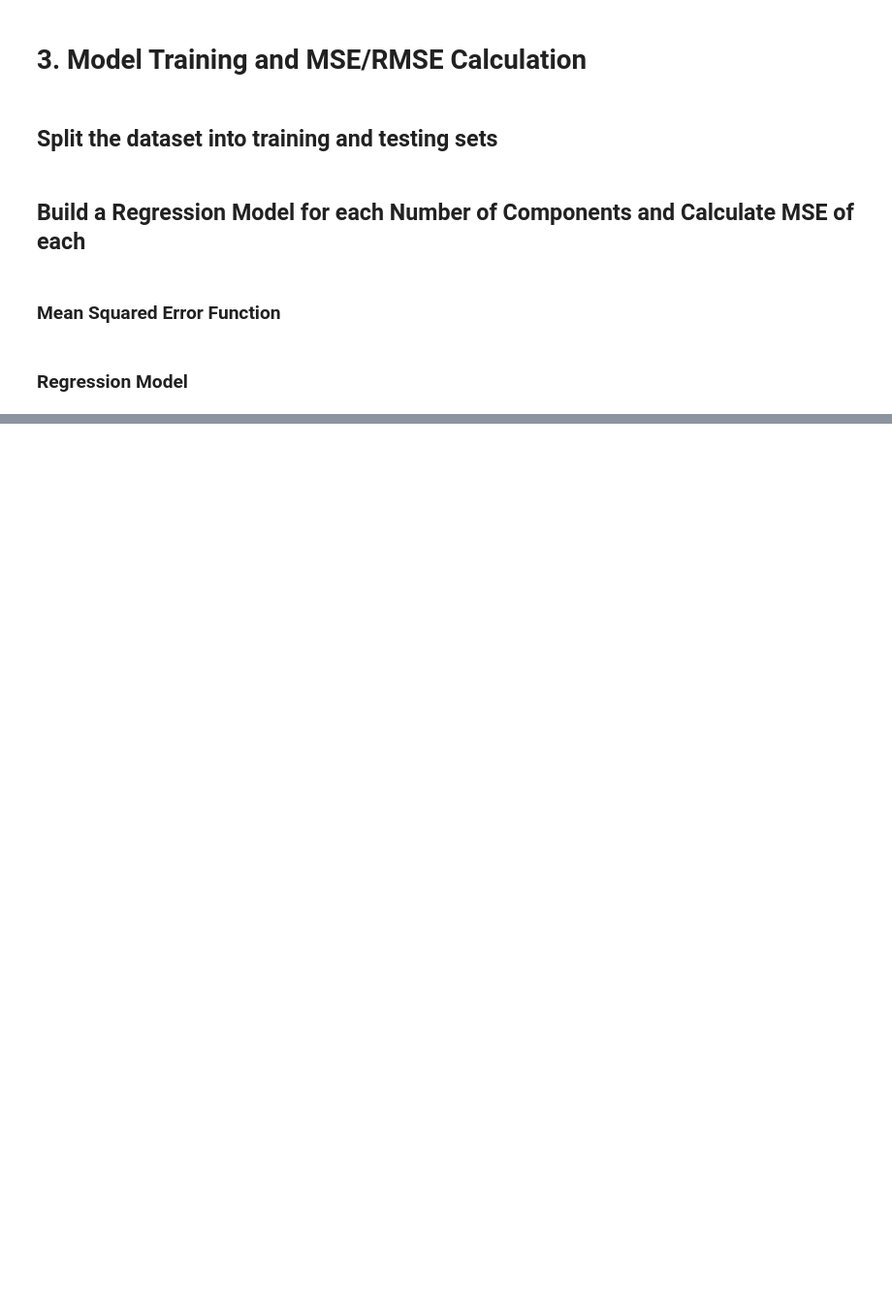
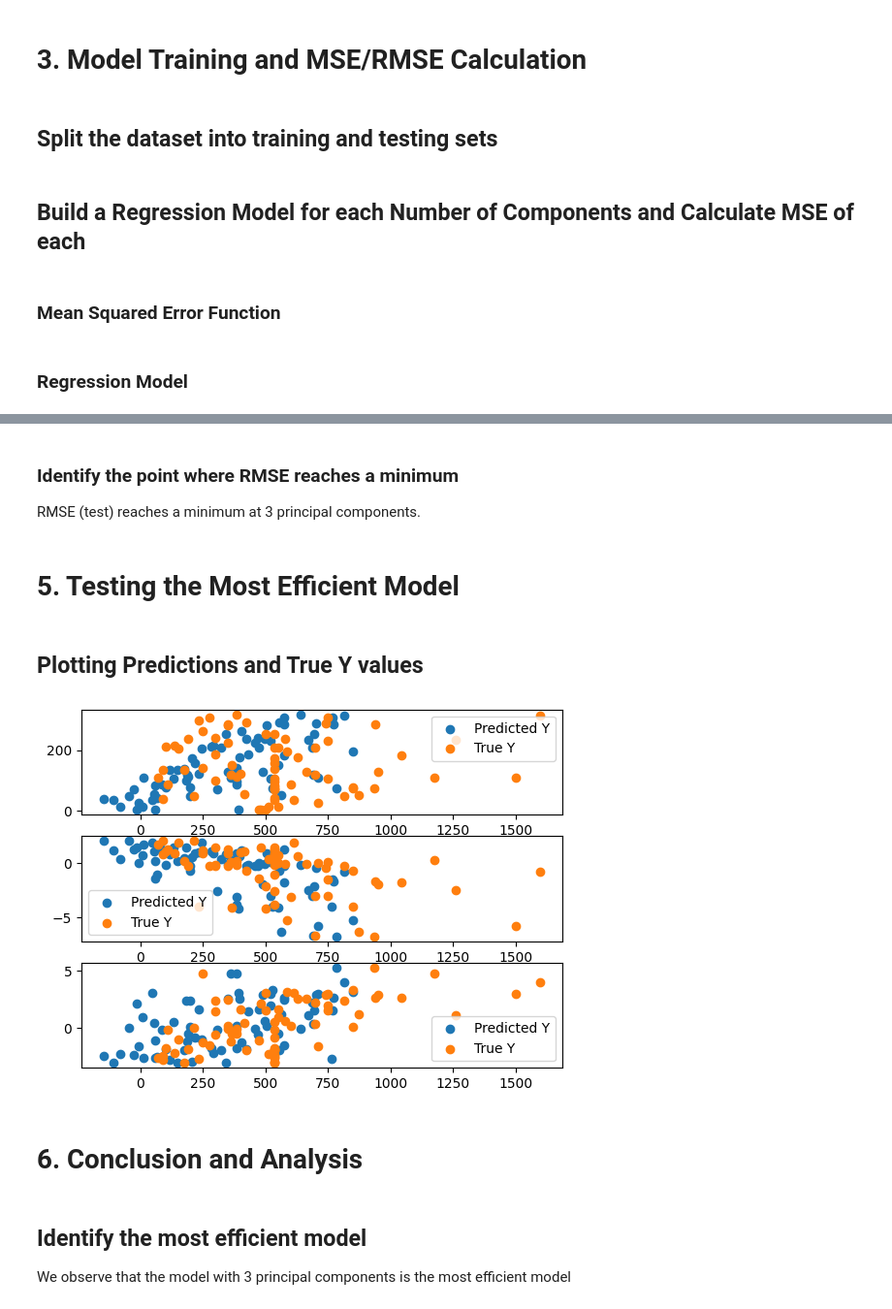
Before and after one commit to Neo-Panther/PCA-Linear-Regression, a Jupyter notebook: 2-B.ipynb, the cells around one changed output, grey strips where cells are left out. Shown at 97% size. Cells and saved outputs as stored; diff of their text form; code cells hidden in the pictures; blank space fills up the shorter version.

```diff
--- a/2-B.ipynb
+++ b/2-B.ipynb
@@ -305,0 +360,26 @@ def linear_regressor(X: np.ndarray, Y: np.ndarray):
+# %% [markdown]
+### Identify the point where RMSE reaches a minimum
+
+RMSE (test) reaches a minimum at 3 principal components.
+# %% [markdown]
+# 5. Testing the Most Efficient Model
+# %% [markdown]
+## Plotting Predictions and True Y values
+# %%
+X_test, Y_test, X_train, Y_train = test_train_split(X @ eig_vectors[:, -3:], Y, 0.25, 5616)
+W = np.linalg.inv(X_train.T @ X_train) @ (X_train.T @ Y_train)
+fig, ax = plt.subplots(3, 1)
+ax = ax.flatten()
+for i in [1, 2, 3]:
+  a = ax[i-1].scatter(X_test @ W, X_test[:, -i])
+  b = ax[i-1].scatter(Y_test, X_test[:, -i])
+  ax[i-1].legend([a, b], ['Predicted Y', 'True Y'])
+plt.show()
+# %% [output]
+[figure, added]
+# %% [markdown]
+# 6. Conclusion and Analysis
+# %% [markdown]
+## Identify the most efficient model
+
+We observe that the model with 3 principal components is the most efficient model
```
Also changed, not shown: parts of 11 cells of this notebook, 1 other file.
